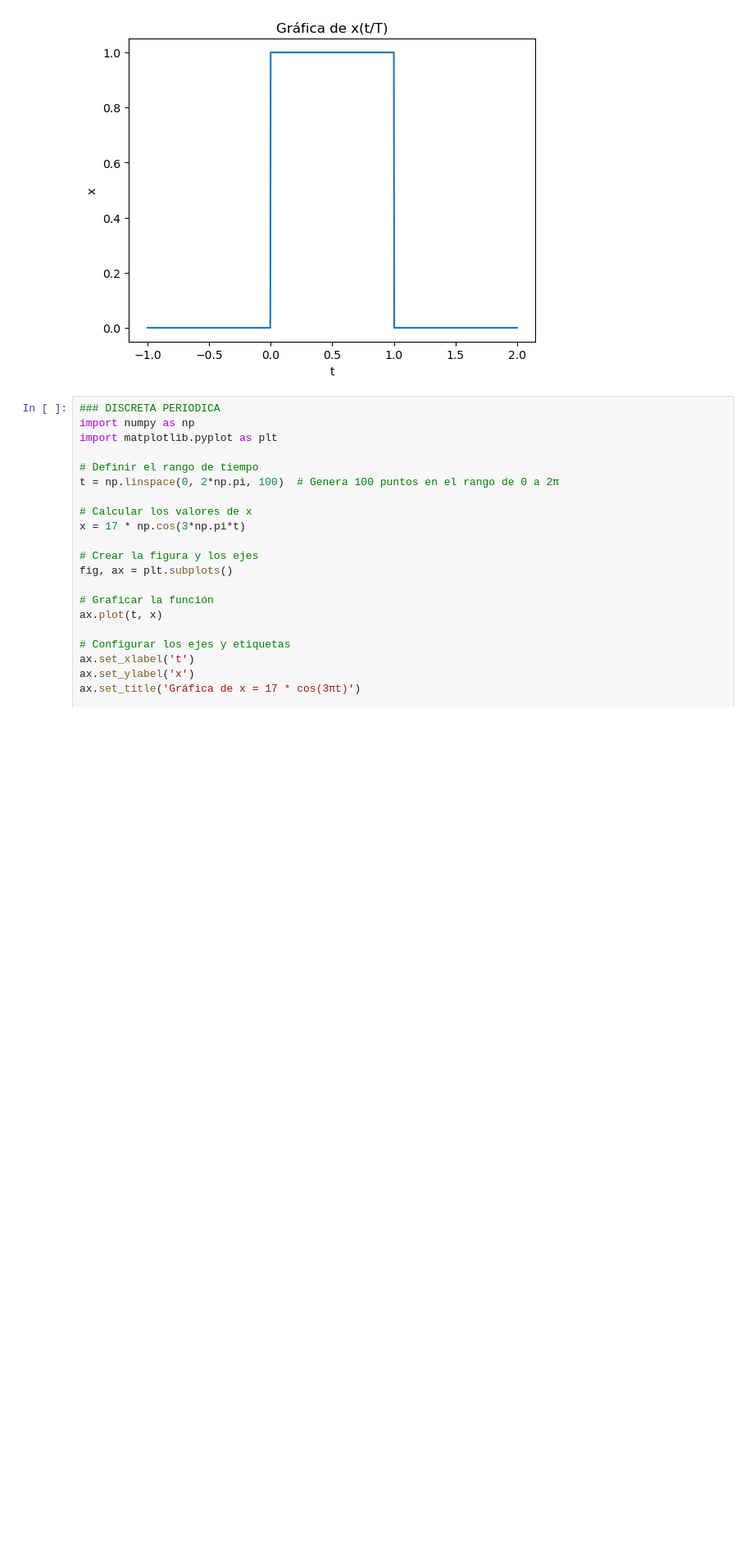
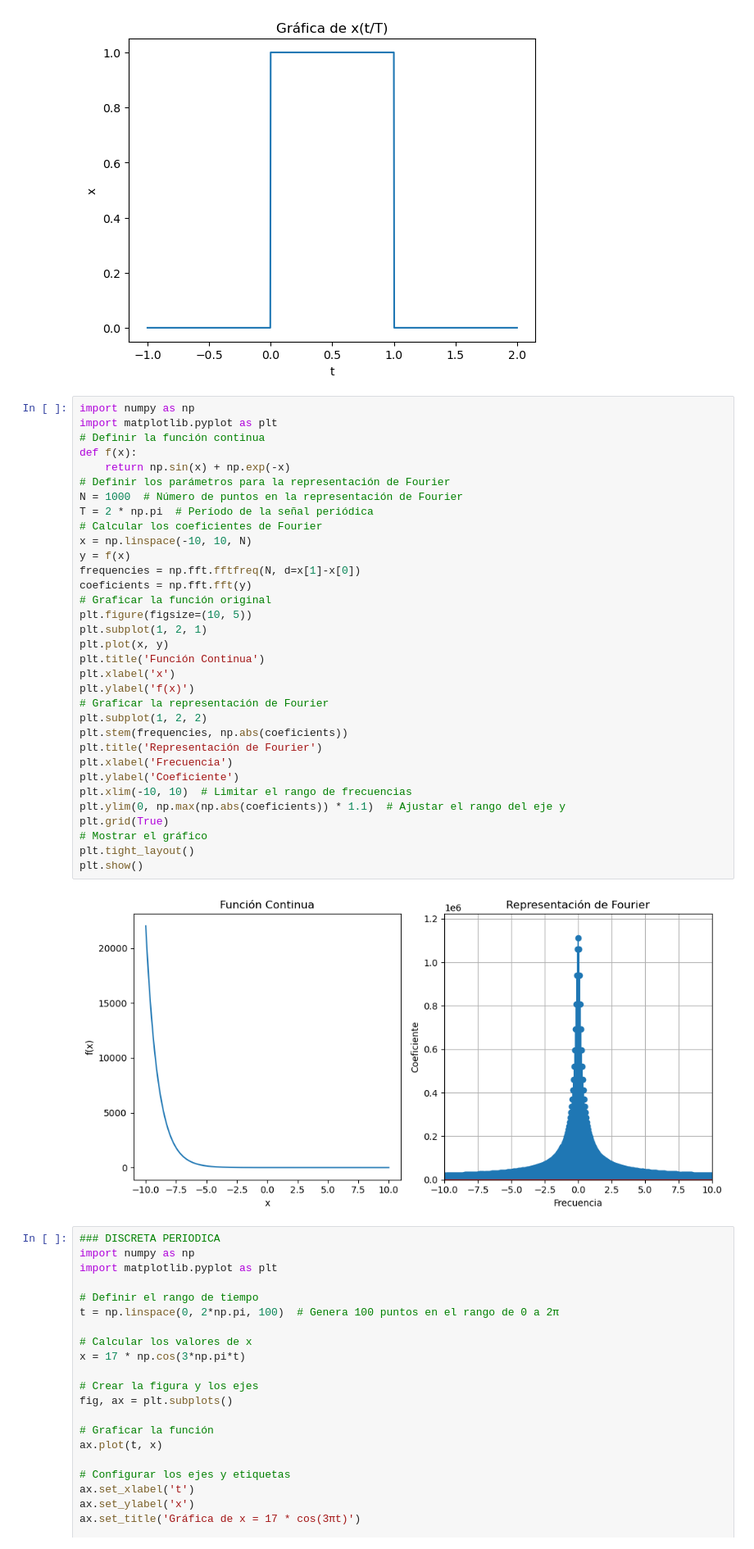
Before and after one commit to Tere190322/Actividad-3, a Jupyter notebook: actividad-4-teresa-barrera-angeles.ipynb, the cells around one changed output. Shown: that part at 82% size. Cells and saved outputs as stored; diff of their text form; blank space fills up the shorter version.

```diff
--- a/actividad-4-teresa-barrera-angeles.ipynb
+++ b/actividad-4-teresa-barrera-angeles.ipynb
@@ -78,6 +78,41 @@ ax.set_title('Gráfica de x(t/T)')
 plt.show()
 # %% [output]
 [figure]
+# %%
+import numpy as np
+import matplotlib.pyplot as plt
+# Definir la función continua
+def f(x):
+    return np.sin(x) + np.exp(-x)
+# Definir los parámetros para la representación de Fourier
+N = 1000  # Número de puntos en la representación de Fourier
+T = 2 * np.pi  # Período de la señal periódica
+# Calcular los coeficientes de Fourier
+x = np.linspace(-10, 10, N)
+y = f(x)
+frequencies = np.fft.fftfreq(N, d=x[1]-x[0])
+coeficients = np.fft.fft(y)
+# Graficar la función original
+plt.figure(figsize=(10, 5))
+plt.subplot(1, 2, 1)
+plt.plot(x, y)
+plt.title('Función Continua')
+plt.xlabel('x')
+plt.ylabel('f(x)')
+# Graficar la representación de Fourier
+plt.subplot(1, 2, 2)
+plt.stem(frequencies, np.abs(coeficients))
+plt.title('Representación de Fourier')
+plt.xlabel('Frecuencia')
+plt.ylabel('Coeficiente')
+plt.xlim(-10, 10)  # Limitar el rango de frecuencias
+plt.ylim(0, np.max(np.abs(coeficients)) * 1.1)  # Ajustar el rango del eje y
+plt.grid(True)
+# Mostrar el gráfico
+plt.tight_layout()
+plt.show()
+# %% [output]
+[figure, added]
 # %%
 ### DISCRETA PERIODICA
 import numpy as np
```
